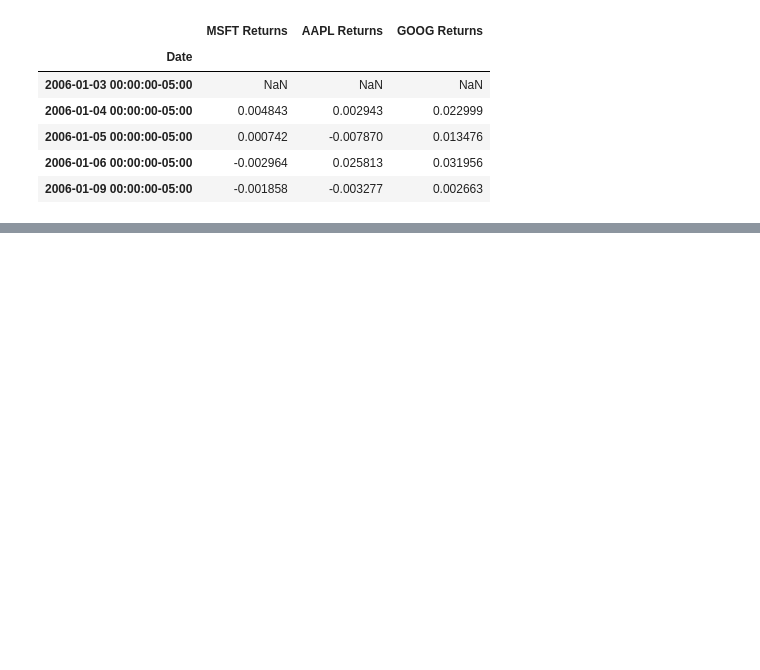
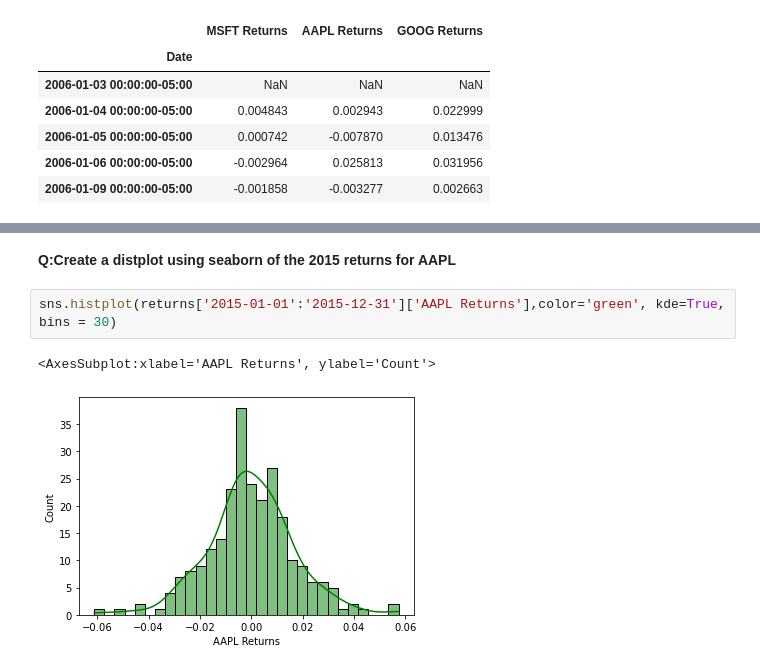
Before and after one commit to aamirmohiuddin38/Python---Data-Analysis, a Jupyter notebook: EDA Projects/Finance Data Project.ipynb, the cells around one changed output, grey strips where cells are left out. Cells and saved outputs as stored; diff of their text form; blank space fills up the shorter version.

```diff
--- a/EDA Projects/Finance Data Project.ipynb
+++ b/EDA Projects/Finance Data Project.ipynb
@@ -230,0 +278,7 @@ returns.head()
+# %% [markdown]
+**Q:Create a distplot using seaborn of the 2015 returns for AAPL**
+# %%
+sns.histplot(returns['2015-01-01':'2015-12-31']['AAPL Returns'],color='green', kde=True, bins = 30)
+# %% [output]
+<AxesSubplot:xlabel='AAPL Returns', ylabel='Count'>
+[figure, added]
```
Also changed, not shown: parts of 19 cells of this notebook.
